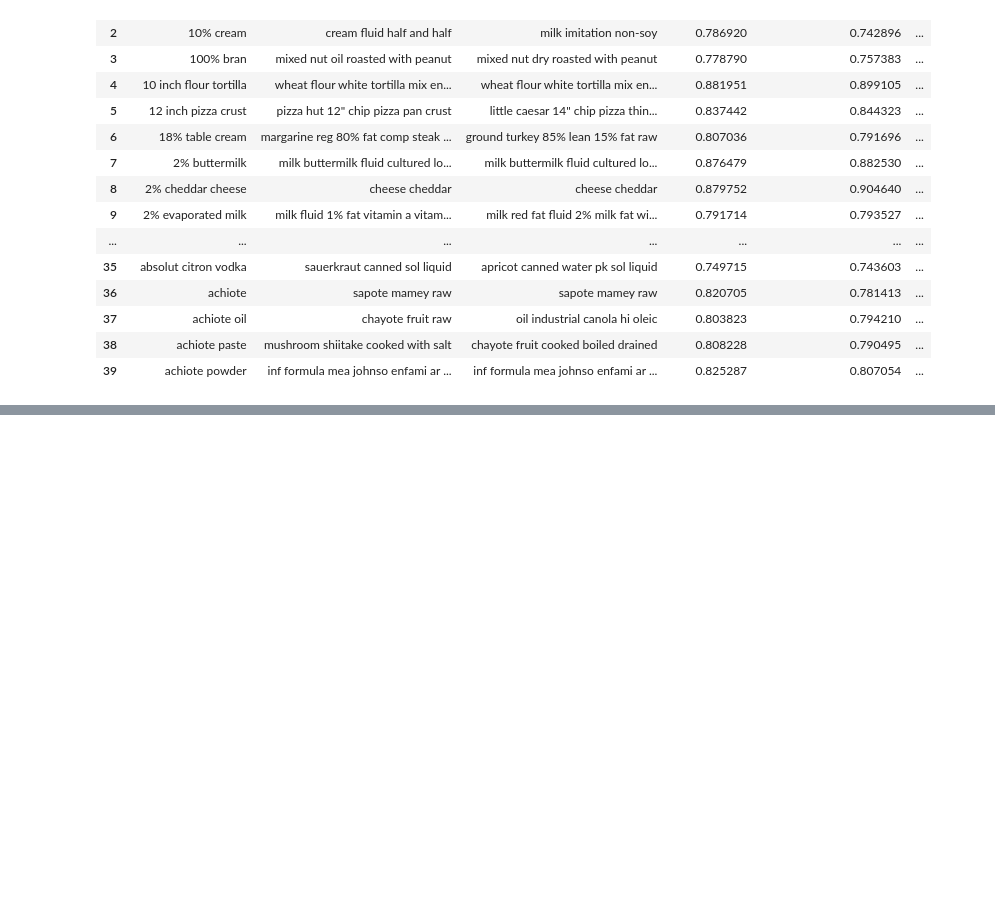
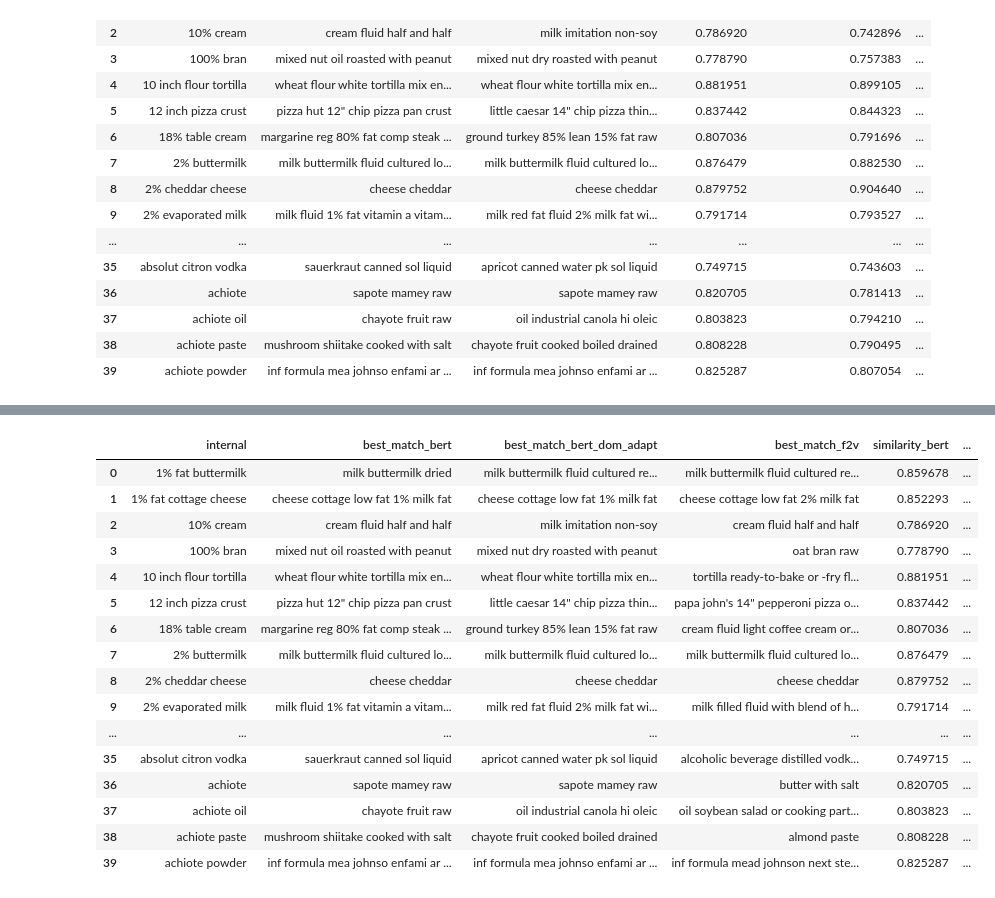
Before and after one commit to ja-nina/DietDupe, a Jupyter notebook: notebooks/hierarchical_matching.ipynb, the cells around one changed output, grey strips where cells are left out. Saved outputs shown, nothing was run; the diff lists cells and outputs as text; code cells hidden in the pictures; blank space fills up the shorter version.

```diff
--- a/notebooks/hierarchical_matching.ipynb
+++ b/notebooks/hierarchical_matching.ipynb
@@ -229,0 +234,23 @@ merged_df_comprarisons.head(40)
+# %%
+merged_3way = pd.merge(matching_results_bert, matching_results_dom_adapt, on=['Unnamed: 0', 'internal'], suffixes=('_bert', '_bert_dom_adapt'))
+merged_3way = pd.merge(merged_3way, matching_results_f2v.rename(columns={"best_match": "best_match_f2v", "similarity": "similarity_f2v"}), on=['Unnamed: 0', 'internal'])
+merged_3way = merged_3way[['internal','best_match_bert', 'best_match_bert_dom_adapt', 'best_match_f2v', 'similarity_bert', 'similarity_bert_dom_adapt', 'similarity_f2v']]
+merged_3way.head(40)
+# %% [output]
+|  | internal | best_match_bert | best_match_bert_dom_adapt | best_match_f2v | similarity_bert | ... |
+| 0 | 1% fat buttermilk | milk buttermilk dried | milk buttermilk fluid cultured re... | milk buttermilk fluid cultured re... | 0.859678 | ... |
+| 1 | 1% fat cottage cheese | cheese cottage low fat 1% milk fat | cheese cottage low fat 1% milk fat | cheese cottage low fat 2% milk fat | 0.852293 | ... |
+| 2 | 10% cream | cream fluid half and half | milk imitation non-soy | cream fluid half and half | 0.786920 | ... |
+| 3 | 100% bran | mixed nut oil roasted with peanut | mixed nut dry roasted with peanut | oat bran raw | 0.778790 | ... |
+| 4 | 10 inch flour tortilla | wheat flour white tortilla mix en... | wheat flour white tortilla mix en... | tortilla ready-to-bake or -fry fl... | 0.881951 | ... |
+| 5 | 12 inch pizza crust | pizza hut 12" chip pizza pan crust | little caesar 14" chip pizza thin... | papa john's 14" pepperoni pizza o... | 0.837442 | ... |
+| 6 | 18% table cream | margarine reg 80% fat comp steak ... | ground turkey 85% lean 15% fat raw | cream fluid light coffee cream or... | 0.807036 | ... |
+| 7 | 2% buttermilk | milk buttermilk fluid cultured lo... | milk buttermilk fluid cultured lo... | milk buttermilk fluid cultured lo... | 0.876479 | ... |
+| 8 | 2% cheddar cheese | cheese cheddar | cheese cheddar | cheese cheddar | 0.879752 | ... |
+| 9 | 2% evaporated milk | milk fluid 1% fat vitamin a vitam... | milk red fat fluid 2% milk fat wi... | milk filled fluid with blend of h... | 0.791714 | ... |
+| ... | ... | ... | ... | ... | ... | ... |
+| 35 | absolut citron vodka | sauerkraut canned sol liquid | apricot canned water pk sol liquid | alcoholic beverage distilled vodk... | 0.749715 | ... |
+| 36 | achiote | sapote mamey raw | sapote mamey raw | butter with salt | 0.820705 | ... |
+| 37 | achiote oil | chayote fruit raw | oil industrial canola hi oleic | oil soybean salad or cooking part... | 0.803823 | ... |
+| 38 | achiote paste | mushroom shiitake cooked with salt | chayote fruit cooked boiled drained | almond paste | 0.808228 | ... |
+| 39 | achiote powder | inf formula mea johnso enfami ar ... | inf formula mea johnso enfami ar ... | inf formula mead johnson next ste... | 0.825287 | ... |
```
Also changed, not shown: parts of 4 cells of this notebook.
